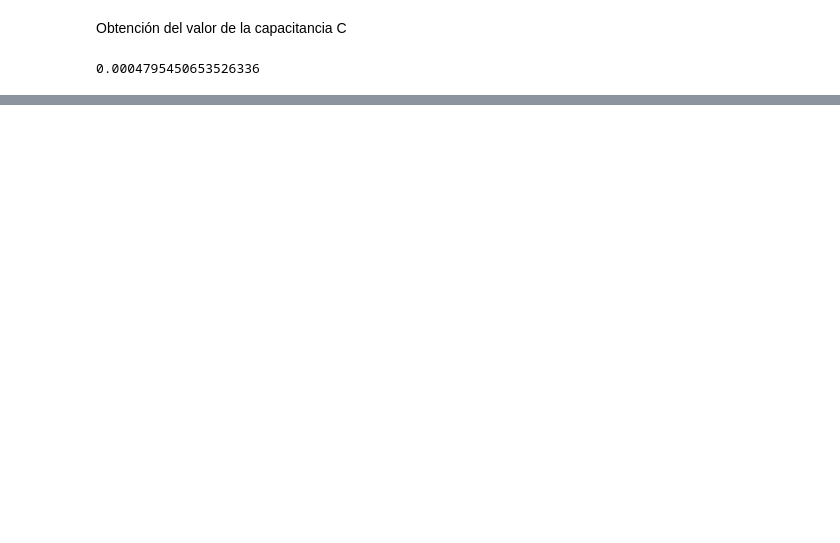
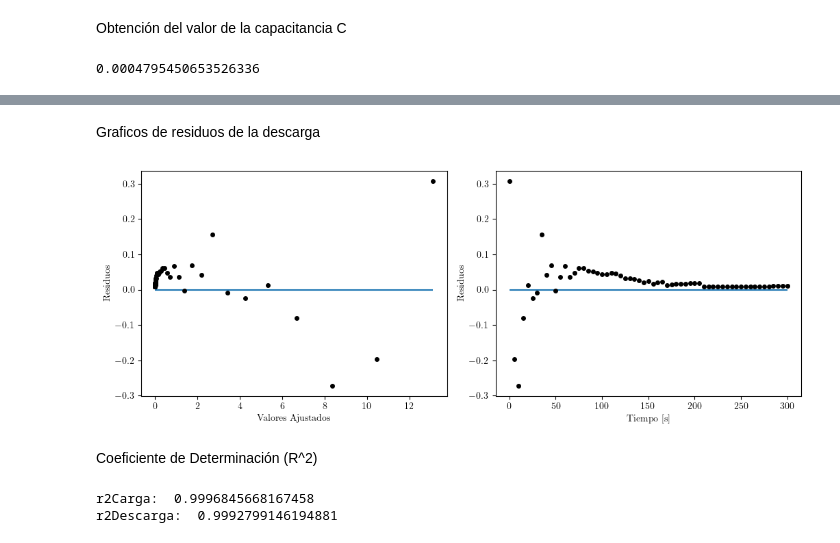
Before and after one commit to ivansolich/lab-eym, a Jupyter notebook: lab2/lab2.ipynb, the cells around one changed output, grey strips where cells are left out. Saved outputs shown, nothing was run; the diff lists cells and outputs as text; code cells hidden in the pictures; blank space fills up the shorter version.

```diff
--- a/lab2/lab2.ipynb
+++ b/lab2/lab2.ipynb
@@ -133,0 +181,60 @@ print(C)
+# %% [markdown]
+Graficos de residuos de la descarga
+# %%
+plt.rcParams['text.usetex'] = True
+
+# Generaciond de datos
+
+df1 = pd.read_excel(r"F:\Facultad\Laboratorios\EyM\Lab2\datos.xlsx", sheet_name="datos",
+                    usecols="D", skiprows=range(2), nrows=61, header=None)
+
+tiempoDescarga = np.arange(0, 305, 5)
+voltajeDescarga = df1.to_numpy().flatten().transpose()
+
+# Ajuste exponencial
+def modeloDescarga(x, v0, tau):
+    return v0 * np.exp(-x * (1 / tau))
+
+
+params, _ = sp.optimize.curve_fit(modeloDescarga, tiempoDescarga, voltajeDescarga)  # Coeficientes
+v0Ajuste, tauAjuste = params
+vPredicho = modeloDescarga(tiempoDescarga, v0Ajuste, tauAjuste)
+residuos = voltajeDescarga - vPredicho
+
+# Graficacion
+
+fig, (ax1,ax2) = plt.subplots(nrows=1, ncols=2,figsize=(10.5,4))
+
+# Utilizar fuente de Latex
+plt.rcParams['mathtext.fontset'] = 'stix'
+plt.rcParams['font.family'] = 'STIXGeneral'
+
+ax1.hlines(0, vPredicho.min(), vPredicho.max())
+ax1.plot(vPredicho, residuos, "o", color="black", markersize=4)
+ax1.set_xlabel("Valores Ajustados")
+ax1.set_ylabel("Residuos")
+
+ax2.hlines(0, tiempoDescarga.min(), tiempoDescarga.max())
+ax2.plot(tiempoDescarga, residuos, "o", color="black", markersize=4)
+ax2.set_ylabel("Residuos")
+ax2.set_xlabel("Tiempo [s]")
+
+plt.tight_layout()
+
+
+plt.show()
+# %% [output]
+[figure, added]
+# %% [markdown]
+Coeficiente de Determinación (R^2)
+# %%
+vCargaMedia = np.average(voltajeCarga)
+r2Carga = 1 - (sum((voltajeCarga-modeloCarga(tiempoCarga,v0CargaAjuste,tauCargaAjuste))**2)/sum((voltajeCarga-vCargaMedia)**2))
+print("r2Carga: ", r2Carga)
+
+vDescargaMedia = np.average(voltajeDescarga)
+r2Descarga = 1 - (sum((voltajeDescarga-modeloDescarga(tiempoDescarga,v0DescargaAjuste,tauDescargaAjuste))**2)/sum((voltajeDescarga-vDescargaMedia)**2))
+print("r2Descarga: ", r2Descarga)
+# %% [output]
+r2Carga:  0.9996845668167458
+r2Descarga:  0.9992799146194881
```
Also changed, not shown: parts of 5 cells of this notebook.
